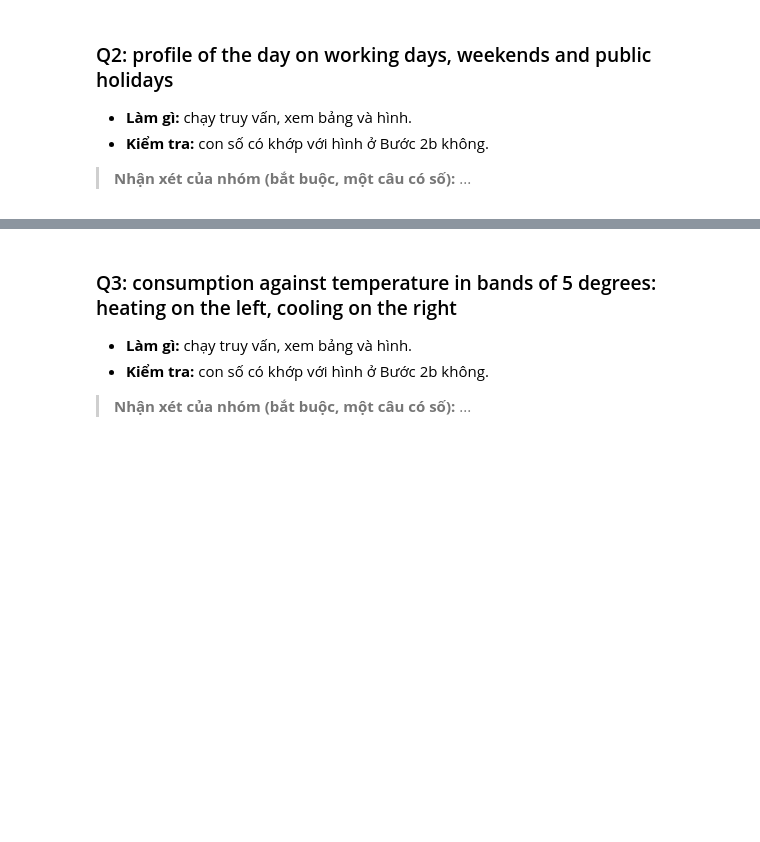
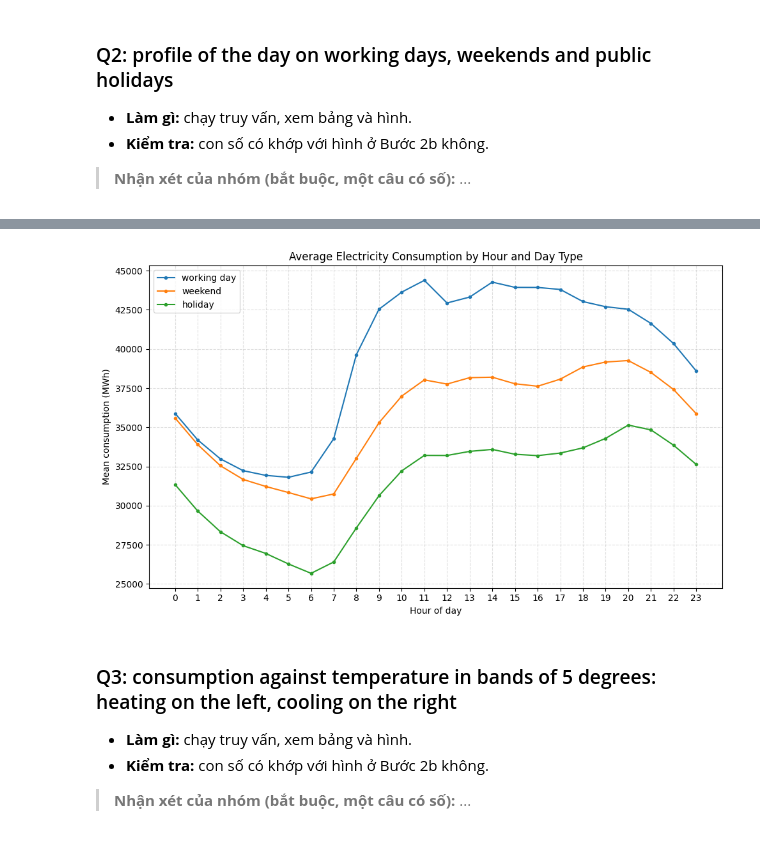
Before and after one commit to quan534/ADY-Project-Battery-prediction-model, a Jupyter notebook: OnGoingAssessment2_ICIDST_TurkiyeElectricity_HolidayForecast/Notebook_A_OnGoingAssessment2_ICIDST_TurkiyeElectricity_HolidayForecast.ipynb, the cells around one changed output, grey strips where cells are left out. Saved outputs shown, nothing was run; the diff lists cells and outputs as text; code cells hidden in the pictures; blank space fills up the shorter version.

Commit message:
thêm vài biểu đồ nb a

```diff
--- a/OnGoingAssessment2_ICIDST_TurkiyeElectricity_HolidayForecast/Notebook_A_OnGoingAssessment2_ICIDST_TurkiyeElectricity_HolidayForecast.ipynb
+++ b/OnGoingAssessment2_ICIDST_TurkiyeElectricity_HolidayForecast/Notebook_A_OnGoingAssessment2_ICIDST_TurkiyeElectricity_HolidayForecast.ipynb
@@ -268,7 +375,7 @@ def run(stmt):                                           # runs one statement; a
     global QN
     body = '\n'.join(l for l in stmt.split('\n') if not l.strip().startswith('--')).strip()
     if not body.upper().startswith(('SELECT', 'WITH', 'SUMMARIZE')): con.execute(stmt); print('done'); return None
-    QN += 1; r = con.execute(stmt).df(); r.to_csv('report/table_q%d.csv' % QN, index=False); display(r.head(15))
+    QN += 1; r = con.execute(stmt).df(); r.to_csv('report/table_q%d.csv' % QN, index=False); display(r.head(30))
     numc = [c for c in r.columns[1:] if pd.api.types.is_numeric_dtype(r[c])]
     if 2 <= len(r) <= 30 and numc and r[numc[0]].notna().all() and r[numc[0]].min() >= 0 and r[numc[0]].max() > 0:
         v, lab, f = nice(r[numc[0]], numc[0]); bar_chart(r.iloc[:, 0].astype(str), v, lab, 'report/fig_q%d.png' % QN, highlight=int(v.argmax()), fmt=f)
@@ -304,3 +439,36 @@ SELECT CASE WHEN holiday = 1 THEN 'holiday' WHEN weekend = 1 THEN 'weekend' ELSE
+# %%
+import matplotlib.pyplot as plt
+
+# Chuyển dữ liệu từ dạng dài sang dạng rộng
+plot_data = r.pivot(
+    index='hour',
+    columns='day_type',
+    values='mean_mwh'
+)
+
+# Vẽ biểu đồ đường
+plt.figure(figsize=(10, 6))
+
+for day_type in ['working day', 'weekend', 'holiday']:
+    if day_type in plot_data.columns:
+        plt.plot(
+            plot_data.index,
+            plot_data[day_type],
+            marker='o',
+            markersize=3,
+            label=day_type
+        )
+
+plt.xlabel('Hour of day')
+plt.ylabel('Mean consumption (MWh)')
+plt.title('Average Electricity Consumption by Hour and Day Type')
+plt.xticks(range(24))
+plt.grid(True, linestyle='--', alpha=0.4)
+plt.legend()
+plt.tight_layout()
+plt.show()
+# %% [output]
+[figure, added]
 # %% [markdown]
 ### Q3: consumption against temperature in bands of 5 degrees: heating on the left, cooling on the right
 
```
Also changed, not shown: parts of 30 cells of this notebook.
